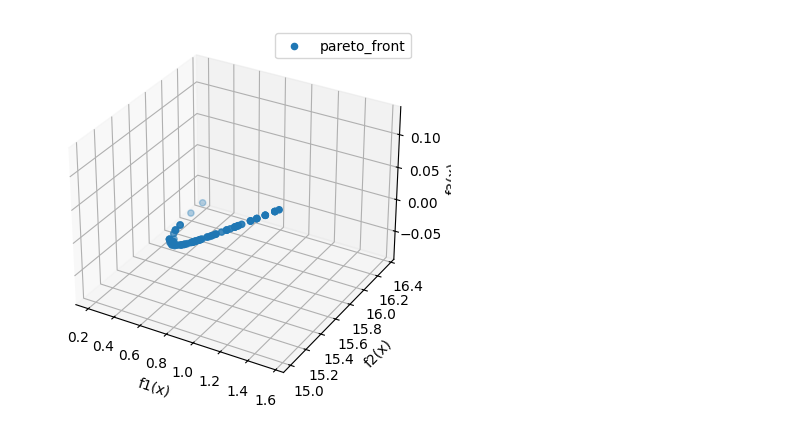
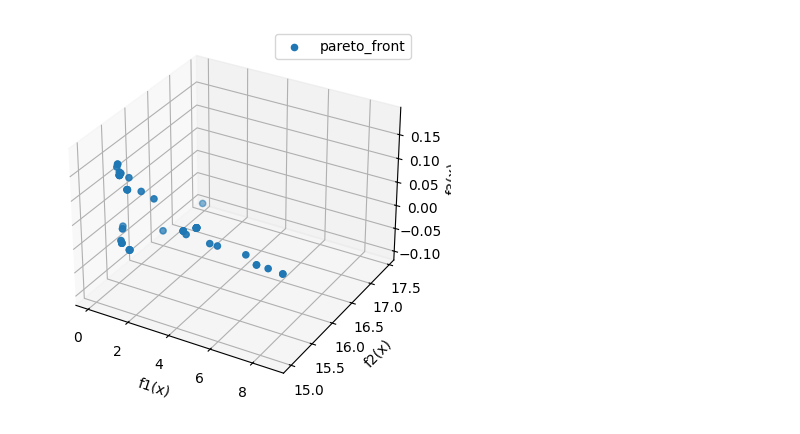
Before and after one commit to jormundur00/MultiObjectiveOptimization, a Jupyter notebook: NSGA-II.ipynb, the cells around one changed output. Drawn from its saved outputs; the diff is of its cells as text; code cells hidden in the pictures.

```diff
--- a/NSGA-II.ipynb
+++ b/NSGA-II.ipynb
@@ -98,12 +98,17 @@ def selection(population, tournament_size):
 
     return min(chosen, key = lambda x: (x.rank, -x.crowding_distance))
 # %%
-# Whole arithmetic recombination
+# Simulated binary crossover
 
-def crossover(parent1, parent2, child1, child2, alpha = 0.5):
+def crossover(parent1, parent2, child1, child2, eta):
+    u = random.random()
+    if u <= 0.5:
+        beta = (2 * u)**(1/(eta+1))
+    else:
+        beta = (1 / (2 * (1 - u))**(1/(eta+1)))
     for i in range(len(child1.code)):
-        child1.code[i] = parent1.code[i] * alpha + parent2.code[i] * (1 - alpha)
-        child2.code[i] = parent2.code[i] * alpha + parent1.code[i] * (1 - alpha)
+        child1.code[i] = 0.5*((1 - beta) * parent1.code[i] + (1 + beta) * parent2.code[i])
+        child2.code[i] = 0.5*((1 + beta) * parent1.code[i] + (1 - beta) * parent2.code[i])
 # %%
 # Uniform mutation
 
@@ -112,7 +117,7 @@ def mutation(individual, mutation_prob):
         if np.random.random() < mutation_prob:
             individual.code[i] = np.random.random() * (individual.ub[i] - individual.lb[i]) + individual.lb[i]
 # %%
-def nsga(functions, lb, ub, pop_size, num_generations, max_fronts, tournament_size, crossover_alpha, mutation_prob, showGraph = True):
+def nsga(functions, lb, ub, pop_size, num_generations, max_fronts, tournament_size, crossover_eta, mutation_prob, showGraph = True):
     start_time = time.time()
 
     # Initializing population
@@ -133,7 +138,7 @@ def nsga(functions, lb, ub, pop_size, num_generations, max_fronts, tournament_si
             parent2 = selection(population, tournament_size)
 
             # Crossing-over the parent code into children
-            crossover(parent1, parent2, child1=new_population[j], child2=new_population[j+1], alpha=crossover_alpha)
+            crossover(parent1, parent2, child1=new_population[j], child2=new_population[j+1], eta = crossover_eta)
 
             # Mutating the children
             mutation(new_population[j], mutation_prob)
@@ -260,5 +265,5 @@ def f3(x):
 lower_bounds = np.array([-3, -3])
 upper_bounds = np.array([3, 3])
 
-nsga(functions=[f1,f2,f3], lb=lower_bounds, ub=upper_bounds, pop_size=100, num_generations=100, max_fronts = 1000, tournament_size=5, crossover_alpha=0.3, mutation_prob=0.05, showGraph = False)
+nsga(functions=[f1,f2,f3], lb=lower_bounds, ub=upper_bounds, pop_size=100, num_generations=100, max_fronts = 1000, tournament_size=5, crossover_eta=0.01, mutation_prob=0.05, showGraph = False)
 # %% [output]
@@ -267 +272 @@ Elapsed time: 9.031885623931885 seconds
-[figure, old version]
+[figure, new version]
```
Also changed, not shown: parts of 4 cells of this notebook.
